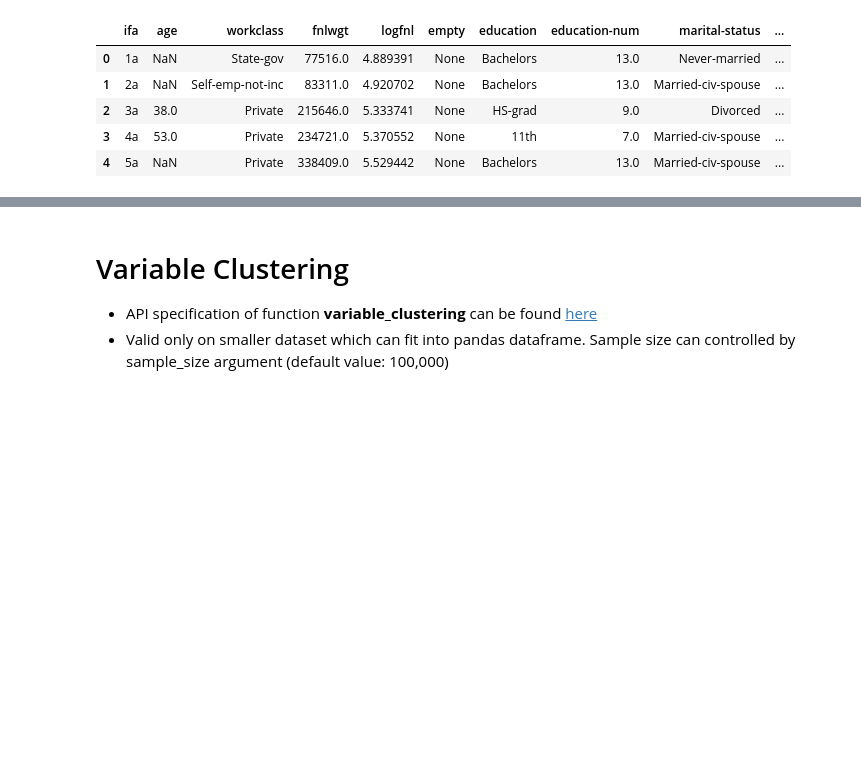
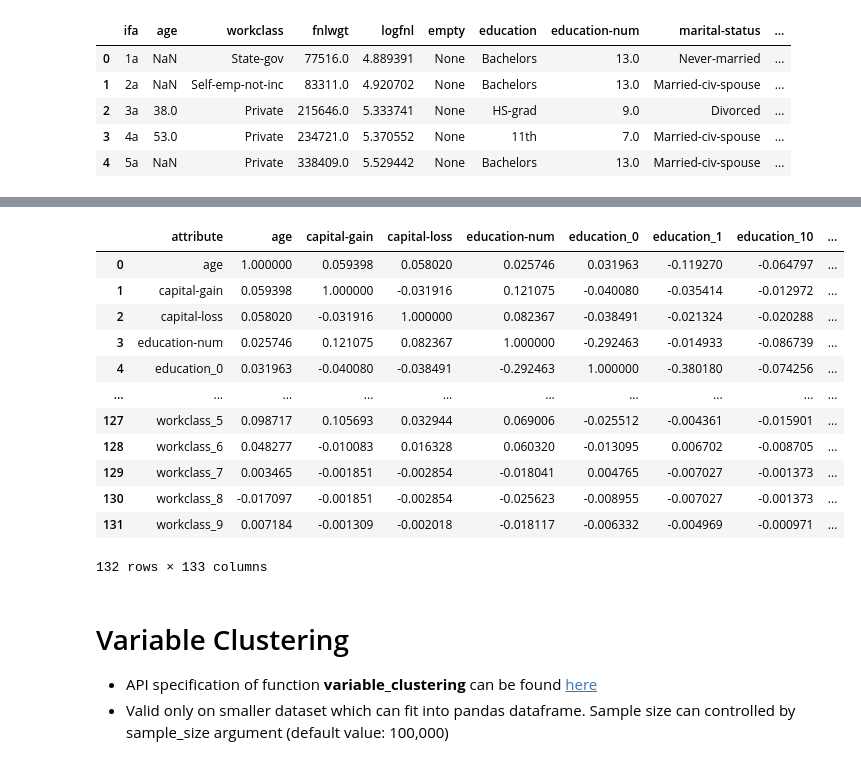
Before and after one commit to anovos/anovos, a Jupyter notebook: examples/notebooks/data_analyzer__association_evaluator.ipynb, the cells around one changed output, grey strips where cells are left out. Cells and saved outputs as stored; diff of their text form; code cells hidden in the pictures; blank space fills up the shorter version.

```diff
--- a/examples/notebooks/data_analyzer__association_evaluator.ipynb
+++ b/examples/notebooks/data_analyzer__association_evaluator.ipynb
@@ -152,3 +129,28 @@ odf.toPandas()
+# %%
+# Example 3 - 'all' columns (including categorical cols, excluding drop_cols)
+# First convert all categorical cols to numerical cols -> cat_to_num_unsupervised/cat_to_num_supervised
+# cat_to_num_unsupervised -> method_type: "label_encoding" or "onehot_encoding"
+
+from anovos.data_transformer.transformers import cat_to_num_unsupervised
+
+idf_all_num = cat_to_num_unsupervised(spark, df, method_type="onehot_encoding")
+
+odf = correlation_matrix_numerical(spark, idf = idf_all_num, list_of_cols= 'all', drop_cols=['ifa'])
+odf.toPandas()
+# %% [output]
+|  | attribute | age | capital-gain | capital-loss | education-num | education_0 | education_1 | education_10 | ... |
+| 0 | age | 1.000000 | 0.059398 | 0.058020 | 0.025746 | 0.031963 | -0.119270 | -0.064797 | ... |
+| 1 | capital-gain | 0.059398 | 1.000000 | -0.031916 | 0.121075 | -0.040080 | -0.035414 | -0.012972 | ... |
+| 2 | capital-loss | 0.058020 | -0.031916 | 1.000000 | 0.082367 | -0.038491 | -0.021324 | -0.020288 | ... |
+| 3 | education-num | 0.025746 | 0.121075 | 0.082367 | 1.000000 | -0.292463 | -0.014933 | -0.086739 | ... |
+| 4 | education_0 | 0.031963 | -0.040080 | -0.038491 | -0.292463 | 1.000000 | -0.380180 | -0.074256 | ... |
+| ... | ... | ... | ... | ... | ... | ... | ... | ... | ... |
+| 127 | workclass_5 | 0.098717 | 0.105693 | 0.032944 | 0.069006 | -0.025512 | -0.004361 | -0.015901 | ... |
+| 128 | workclass_6 | 0.048277 | -0.010083 | 0.016328 | 0.060320 | -0.013095 | 0.006702 | -0.008705 | ... |
+| 129 | workclass_7 | 0.003465 | -0.001851 | -0.002854 | -0.018041 | 0.004765 | -0.007027 | -0.001373 | ... |
+| 130 | workclass_8 | -0.017097 | -0.001851 | -0.002854 | -0.025623 | -0.008955 | -0.007027 | -0.001373 | ... |
+| 131 | workclass_9 | 0.007184 | -0.001309 | -0.002018 | -0.018117 | -0.006332 | -0.004969 | -0.000971 | ... |
+132 rows × 133 columns
 # %% [markdown]
 # Variable Clustering
 - API specification of function **variable_clustering** can be found <a href="https://docs.anovos.ai/api/data_analyzer/association_evaluator.html">here</a>
```
Also changed, not shown: parts of 13 cells of this notebook.
